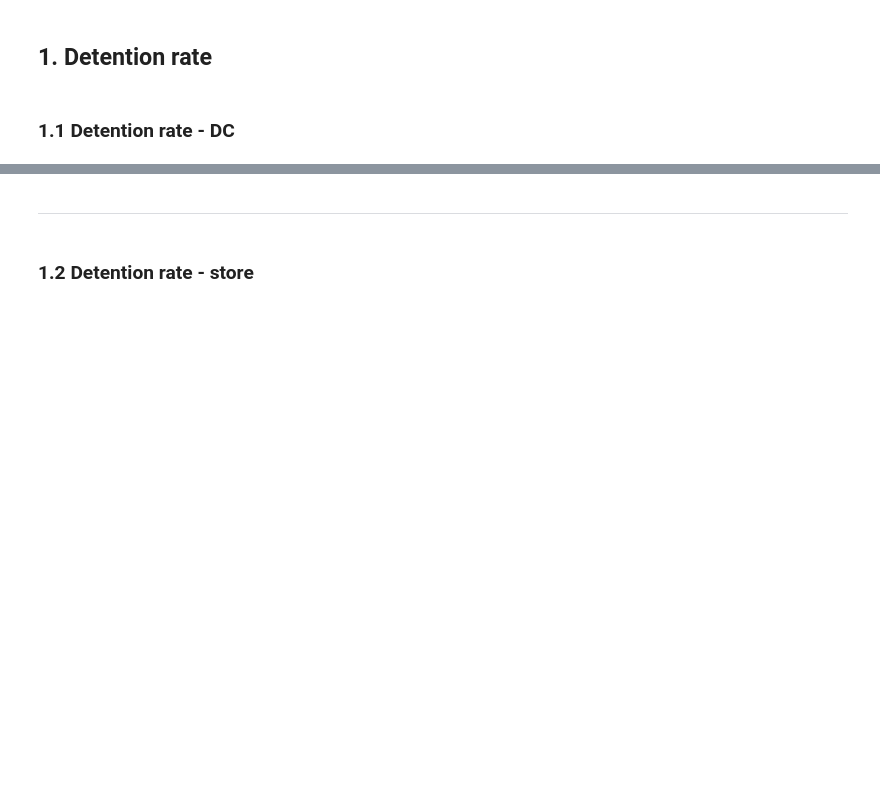
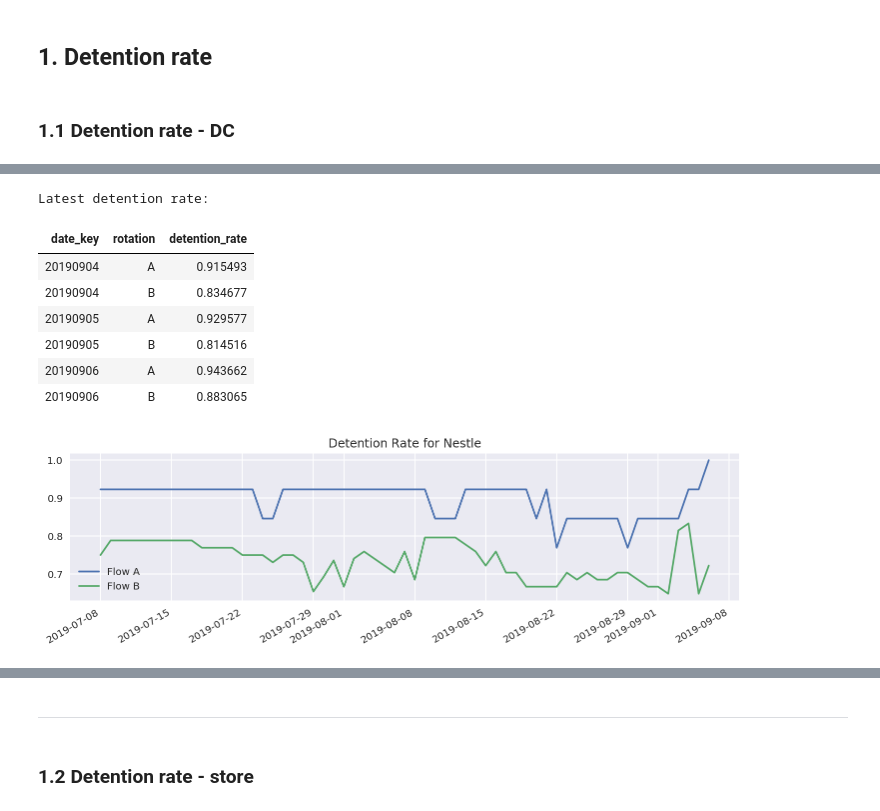
Before and after one commit to PPPPParadise/Carrefour-China-Supply-Chain-Forecast, a Jupyter notebook: workflow_integration/monitor_checks.ipynb, the cells around one changed output, grey strips where cells are left out. Drawn from its saved outputs; the diff is of its cells as text; code cells hidden in the pictures; blank space fills up the shorter version.

```diff
--- a/workflow_integration/monitor_checks.ipynb
+++ b/workflow_integration/monitor_checks.ipynb
@@ -135,6 +135,13 @@ detention_dc = read_query_and_fetch(
     database_name='vartefact', date_start=DETENTION_START, date_end=DETENTION_END,
     kudu_replace={'lfms.daily_dcstock': 'lfms_daily_dcstock'}
 )
+# %%
+detention_dc_supplier = read_query_and_fetch(
+    'sql/kpi_detention_rate_dc_supplier.sql',
+    # database_name='vartefact', date_start='20190701', date_end='20190730',
+    database_name='vartefact', date_start=DETENTION_START, date_end=DETENTION_END,
+    kudu_replace={'lfms.daily_dcstock': 'lfms_daily_dcstock'}
+)
 # %%
 detention_store = read_query_and_fetch(
     'sql/kpi_detention_rate_store.sql',
@@ -213,0 +225,12 @@ Latest detention rate:
+# %%
+plot_detention_dc(detention_dc_supplier[detention_dc_supplier['holding_code'] == '002'], 'Detention Rate for Nestle')
+# %% [output]
+Latest detention rate:
+| date_key | rotation | detention_rate |
+| 20190904 | A | 0.915493 |
+| 20190904 | B | 0.834677 |
+| 20190905 | A | 0.929577 |
+| 20190905 | B | 0.814516 |
+| 20190906 | A | 0.943662 |
+| 20190906 | B | 0.883065 |
+[figure, added]
```
Also changed, not shown: parts of 18 cells of this notebook, 9 other files.
